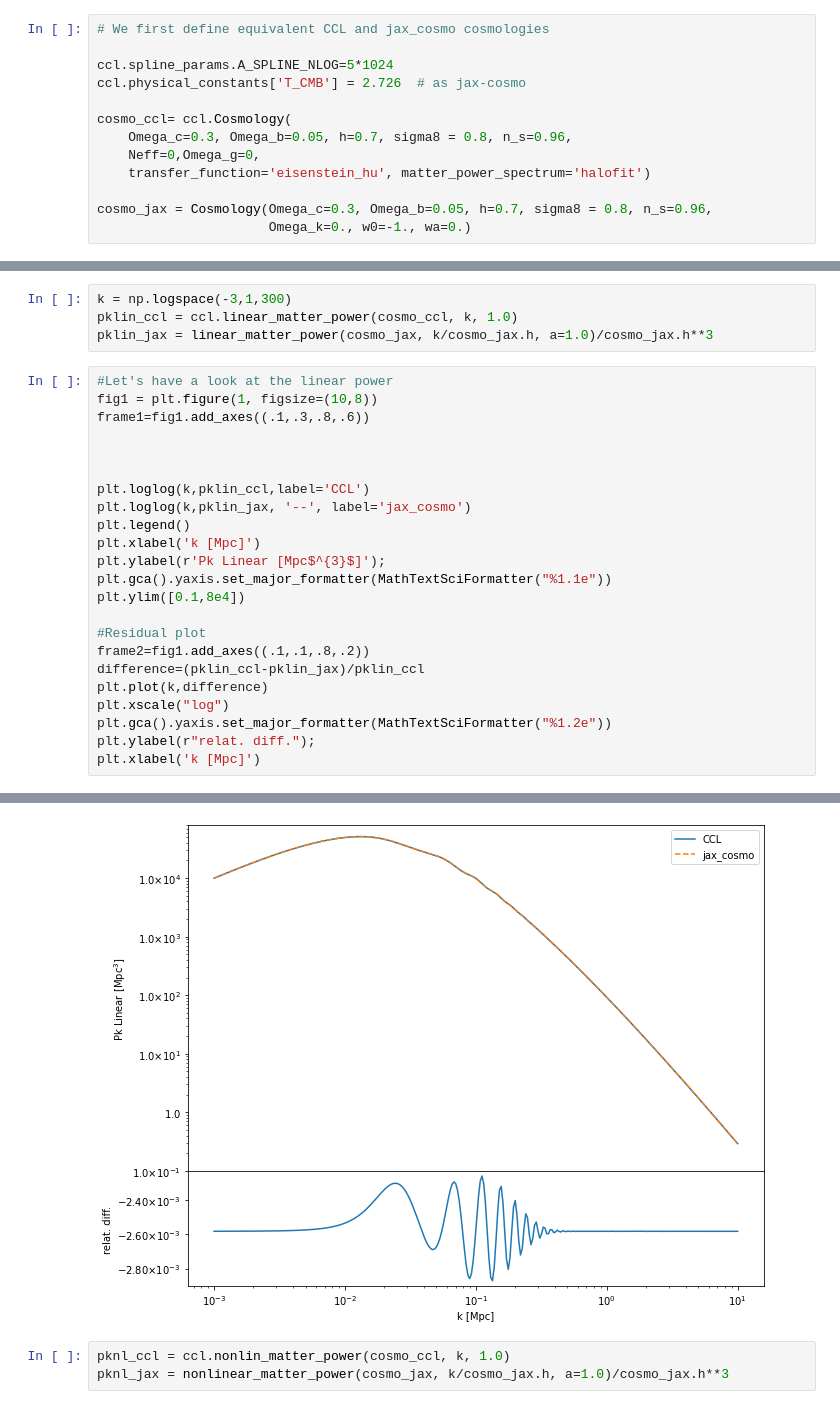
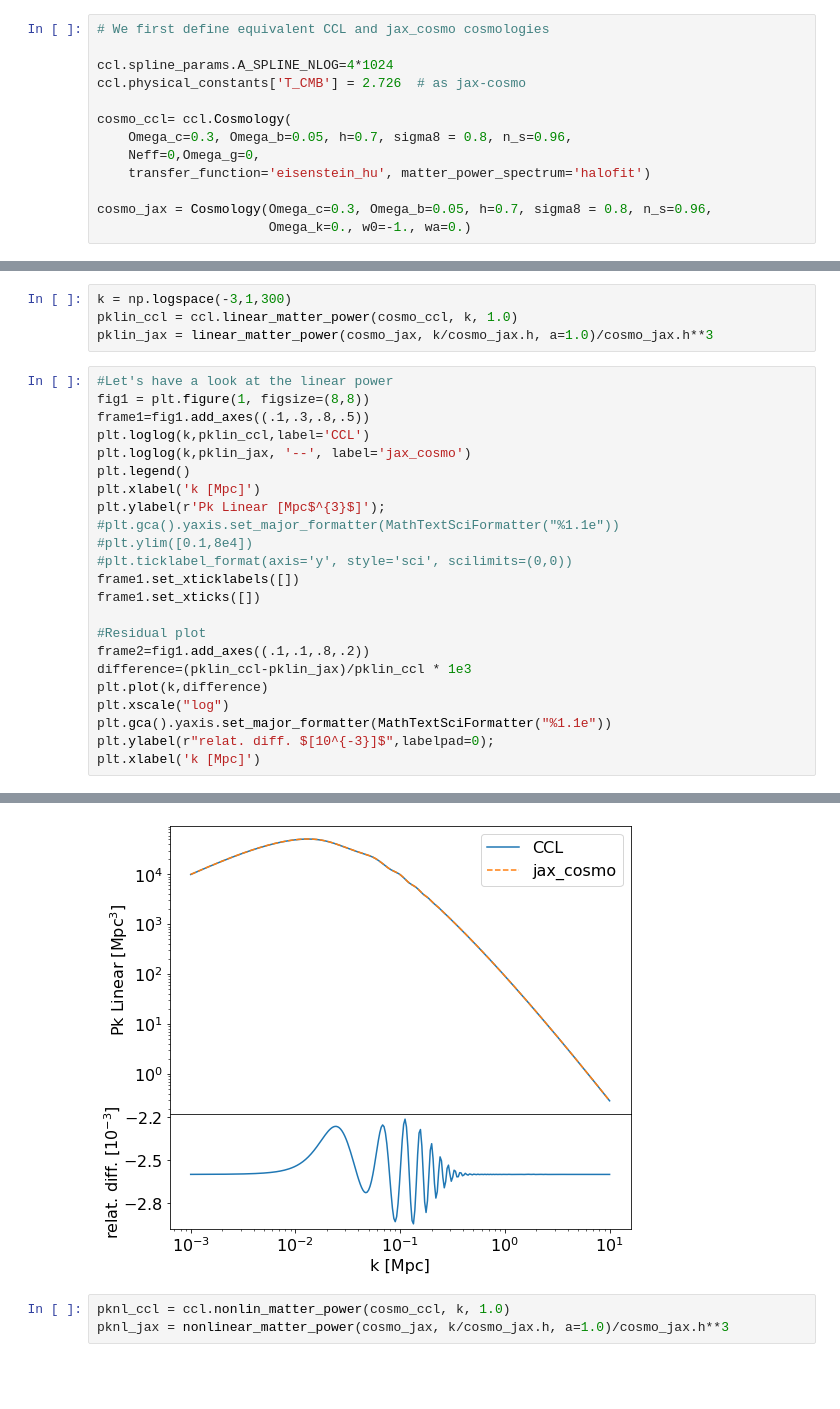
Before and after one commit to DifferentiableUniverseInitiative/jax-cosmo-paper, a Jupyter notebook: notebooks/CCL_comparison.ipynb, the cells around one changed output, grey strips where cells are left out. Drawn from its saved outputs; the diff is of its cells as text; blank space fills up the shorter version.

```diff
--- a/notebooks/CCL_comparison.ipynb
+++ b/notebooks/CCL_comparison.ipynb
@@ -57,7 +57,7 @@ mpl.rcParams['font.size'] = 16
 # %%
 # We first define equivalent CCL and jax_cosmo cosmologies
 
-ccl.spline_params.A_SPLINE_NLOG=5*1024
+ccl.spline_params.A_SPLINE_NLOG=4*1024
 ccl.physical_constants['T_CMB'] = 2.726  # as jax-cosmo
 
 cosmo_ccl= ccl.Cosmology(
@@ -218,30 +225,30 @@ pklin_ccl = ccl.linear_matter_power(cosmo_ccl, k, 1.0)
 pklin_jax = linear_matter_power(cosmo_jax, k/cosmo_jax.h, a=1.0)/cosmo_jax.h**3
 # %%
 #Let's have a look at the linear power
-fig1 = plt.figure(1, figsize=(10,8))
-frame1=fig1.add_axes((.1,.3,.8,.6))
-
-
-
+fig1 = plt.figure(1, figsize=(8,8))
+frame1=fig1.add_axes((.1,.3,.8,.5))
 plt.loglog(k,pklin_ccl,label='CCL')
 plt.loglog(k,pklin_jax, '--', label='jax_cosmo')
 plt.legend()
 plt.xlabel('k [Mpc]')
 plt.ylabel(r'Pk Linear [Mpc$^{3}$]');
-plt.gca().yaxis.set_major_formatter(MathTextSciFormatter("%1.1e"))
-plt.ylim([0.1,8e4])
+#plt.gca().yaxis.set_major_formatter(MathTextSciFormatter("%1.1e"))
+#plt.ylim([0.1,8e4])
+#plt.ticklabel_format(axis='y', style='sci', scilimits=(0,0))
+frame1.set_xticklabels([])
+frame1.set_xticks([])
 
 #Residual plot
 frame2=fig1.add_axes((.1,.1,.8,.2))
-difference=(pklin_ccl-pklin_jax)/pklin_ccl
+difference=(pklin_ccl-pklin_jax)/pklin_ccl * 1e3
 plt.plot(k,difference)
 plt.xscale("log")
-plt.gca().yaxis.set_major_formatter(MathTextSciFormatter("%1.2e"))
-plt.ylabel(r"relat. diff.");
+plt.gca().yaxis.set_major_formatter(MathTextSciFormatter("%1.1e"))
+plt.ylabel(r"relat. diff. $[10^{-3}]$",labelpad=0);
 plt.xlabel('k [Mpc]')
 # %% [output]
 Text(0.5, 0, 'k [Mpc]')
-[figure, old version]
+[figure, new version]
 # %%
 pknl_ccl = ccl.nonlin_matter_power(cosmo_ccl, k, 1.0)
 pknl_jax = nonlinear_matter_power(cosmo_jax, k/cosmo_jax.h, a=1.0)/cosmo_jax.h**3
```
Also changed, not shown: parts of 10 cells of this notebook.
